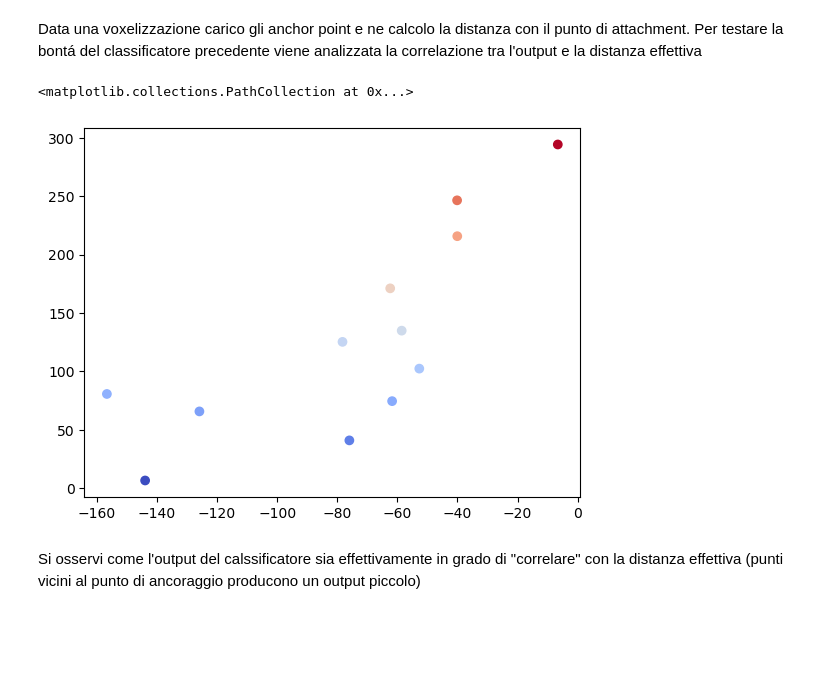
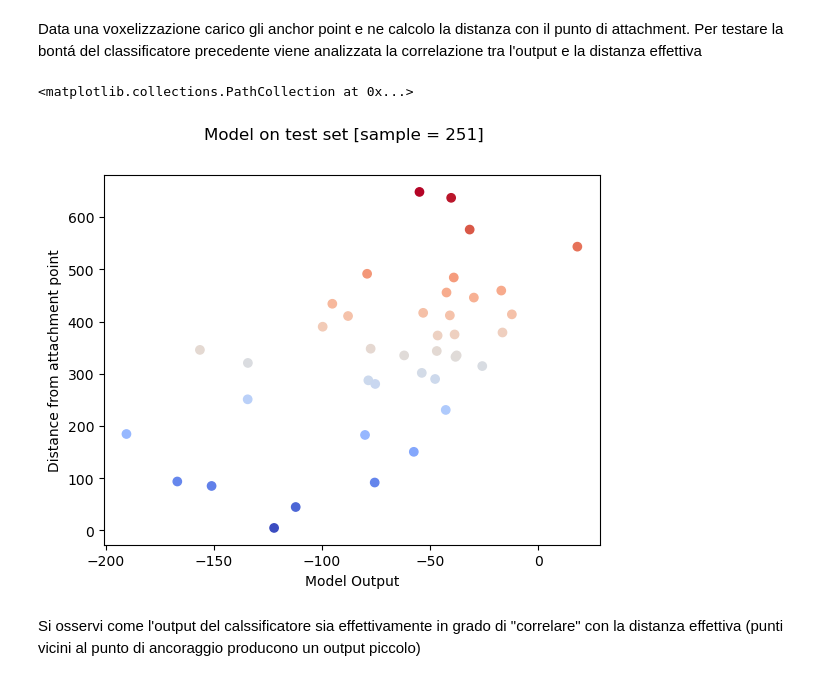
Before and after one commit to lucamuscarnera/AnchorPointQuality, a Jupyter notebook: FullWorkingDataPipeline/Main.ipynb, the cells around one changed output. Cells and saved outputs as stored; diff of their text form; code cells hidden in the pictures; blank space fills up the shorter version.

```diff
--- a/FullWorkingDataPipeline/Main.ipynb
+++ b/FullWorkingDataPipeline/Main.ipynb
@@ -66,14 +66,14 @@ def extract_dataset(N = 150,window_size = 8):
     X_test ,F_test ,Y_test  = [],[],[]
 
     selezionati_train = np.random.choice(
-                            np.arange(
-                                len(indici_train)
-                            ) , size = N
+                            np.arange(                 # isolo gli indici interi riguardandi
+                                len(voxelizations)     # il training set
+                            )[indici_train] , size = N
                         )
     selezionati_test = np.random.choice(
-                            np.arange(
-                                len(indici_train)
-                            ) , size = N
+                            np.arange(                 # isolo gli indici interi riguardandi
+                                len(voxelizations)     # il test set
+                            )[indici_test] , size = N
                         )
     ##### TRAIN
     for sample in selezionati_train:
@@ -136,13 +136,21 @@ def extract_dataset(N = 150,window_size = 8):
 # %% [markdown]
 # Reward
 # %%
+def predict(W,Wf,X,F):
+    O     = (
+         jnp.linspace(-int(W.shape[0]/2),int(W.shape[0]/2),W.shape[0])[:,None,None]**2 +
+         jnp.linspace(-int(W.shape[1]/2),int(W.shape[1]/2),W.shape[1])[None,:,None]**2 +
+         jnp.linspace(-int(W.shape[2]/2),int(W.shape[2]/2),W.shape[2])[None,None,:]**2
+    ) < 4.
+    Y_hat = jax.vmap(lambda x,f: (x*(W + O*(f @ Wf))).sum())(X,F)
+    return Y_hat
 def corr(x,y):
     return ((x - x.mean())@(y - y.mean()))/(jnp.linalg.norm(x - x.mean())*jnp.linalg.norm(y - y.mean()))
 def reward(W,Wf,X,F,Y):
-    Y_hat = jax.vmap(lambda x: (x*W).sum())(X) + jax.vmap(lambda f: (f*Wf).sum())(F)
+    Y_hat = predict(W,Wf,X,F)
     return corr(Y_hat,Y)
 reward = jax.jit(reward)
-grad   = jax.jit(jax.grad(reward))
+grad   = jax.jit(jax.grad(reward, argnums = (0,1)))
 # %% [markdown]
 # Computational Loop
 # %% [markdown]
@@ -157,7 +165,7 @@ I parametri $\theta$ sono rappresentati da un tensore ${\bf W}$ che agisce come
 window = 10               # grandezza della finestra
 np.random.seed(123)       # fisso il seed per la riproducibilitá
 W      = np.random.normal(size = (2*window,2*window,2*window))
-Wf     = np.random.normal(size = 2048)
+Wf     = np.random.normal(size = 2048) * 1e-5 # small!
 plt.figure()
 
 # dati del grafico
@@ -168,14 +176,16 @@ validation_scores = []
 
 for i in range(2000):
     (X_train_curr, F_train_curr,Y_train_curr) , (X_test_curr, F_test_curr,Y_test_curr) = extract_dataset(window_size=window)
-    W += 1e-1 * grad(W,Wf,X_train_curr,F_train_curr,Y_train_curr)
+    g  = grad(W,Wf,X_train_curr,F_train_curr,Y_train_curr)
+    W  += 1e-1 * g[0]
+    Wf += 1e-1 * g[1]
     print( i, reward(W,Wf,X_train_curr,F_train_curr,Y_train_curr), reward(W,Wf,X_test_curr,F_train_curr,Y_test_curr)  )
 
     validation_score = reward(W,Wf,X_test_curr,F_train_curr,Y_test_curr)
     validation_scores.append(validation_score)
 
     plt.scatter(i, validation_score, s = 50., color = 'black')
-    if i % 10 == 0:
+    if i % 100 == 0:
         plt.show()
         plt.pause(1e-12)
 # %% [output]
@@ -211,7 +221,7 @@ plt.plot(validation_scores)
 Data una voxelizzazione carico gli anchor point e ne calcolo la distanza con il punto di attachment.
 Per testare la bontá del classificatore precedente viene analizzata la correlazione tra l'output e la distanza effettiva
 # %%
-sample = np.arange(len(voxelizations))[indici_test][34]
+sample = np.arange(len(voxelizations))[indici_test][11]
 
 # costrusico la voxgrid paddata
 
@@ -226,34 +236,37 @@ curr_vox  = jnp.pad(
             )
 
 points = []
 for a in anchors[sample]:
     correct_distance = jnp.sum( ( a - centers_of_mass[sample] )**2 )
 
     # trovo il voxel associato al punto di ancoraggip
     x_min,x_max,y_min,y_max,z_min,z_max = voxelization_specs[sample]
     x,y,z = a
     i,j,k = (
              int( (x - x_min)/(x_max - x_min) * Nx ),
              int( (y - y_min)/(y_max - y_min) * Ny ),
              int( (z - z_min)/(z_max - z_min) * Nz )
     )
 
     # estraggo la subvoxelgrid
     subvox = curr_vox[
                             (i+window) - window: (i+window) + window,
                             (j+window) - window: (j+window) + window,
                             (k+window) - window: (k+window) + window
                           ]
     # estraggo il farmaco
     f      = finger_prints[sample]
-    Y_hat = (subvox*W).sum() + f @ Wf
+    Y_hat =  predict(W,Wf,subvox[None,:],f[None,:])[0]
 
     points.append([Y_hat,correct_distance])
 
 points = np.array(points)
+plt.xlabel("Model Output")
+plt.ylabel("Distance from attachment point")
+plt.suptitle("Model on test set [sample = %d]" % sample)
 plt.scatter(points[:,0],points[:,1],c = points[:,1], cmap = 'coolwarm')
 # %% [output]
 <matplotlib.collections.PathCollection at 0x...>
-[figure, old version]
+[figure, new version]
 # %% [markdown]
 Si osservi come l'output del calssificatore sia effettivamente in grado di "correlare" con la distanza effettiva (punti vicini al punto di ancoraggio producono un output piccolo)
```
Also changed, not shown: parts of 2 cells of this notebook.
